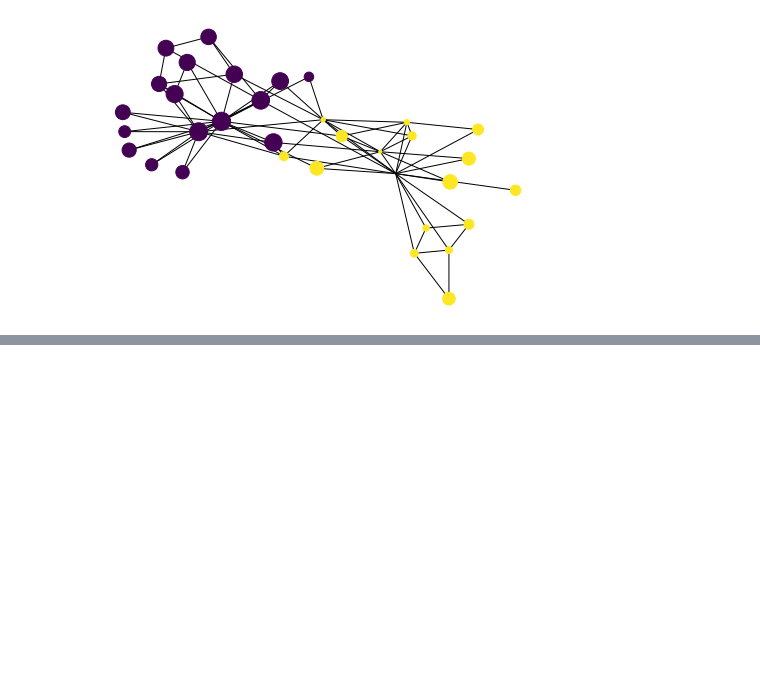
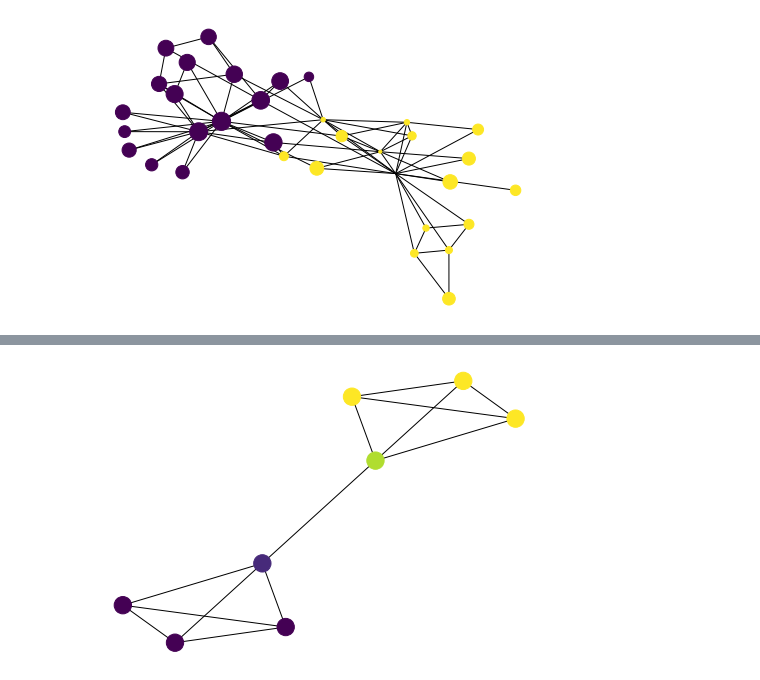
Before and after one commit to neuroailab/psych253, a Jupyter notebook: 2020/EigenvectorCentrality.ipynb, the cells around one changed output, grey strips where cells are left out. Saved outputs shown, nothing was run; the diff lists cells and outputs as text; code cells hidden in the pictures; blank space fills up the shorter version.

```diff
--- a/2020/EigenvectorCentrality.ipynb
+++ b/2020/EigenvectorCentrality.ipynb
@@ -133,0 +257,4 @@ nx.draw(kc, pos=layout,node_size=cc_vec*scaling, node_color=kc_info['club_color'
+# %%
+nx.draw_spring(G, node_color=eig[1][:, 1], cmap='viridis')
+# %% [output]
+[figure, added]
```
Also changed, not shown: parts of 15 cells of this notebook.
